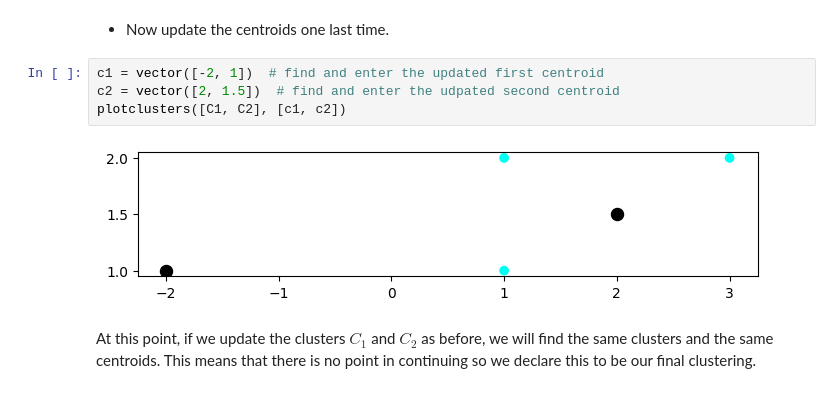
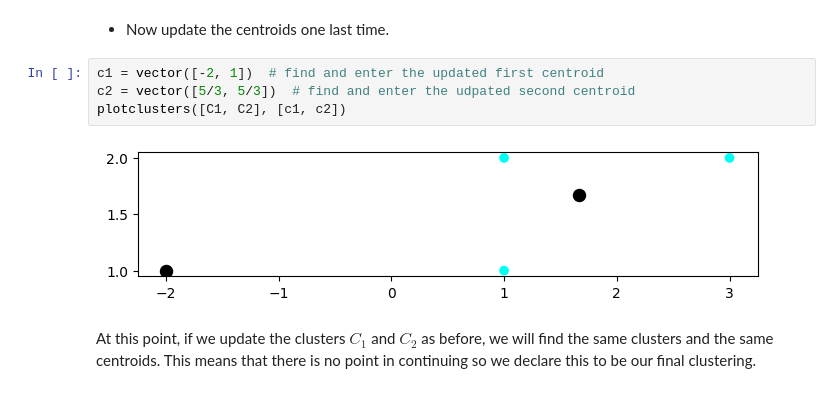
Before and after one commit to justinb4003/4003colab, a Jupyter notebook: Copy_of_205_Lab_1_k_means_(Cameron,_Justin_b,_ben_h).ipynb, the cells around one changed output. Saved outputs shown, nothing was run; the diff lists cells and outputs as text.

```diff
--- a/Copy_of_205_Lab_1_k_means_(Cameron,_Justin_b,_ben_h).ipynb
+++ b/Copy_of_205_Lab_1_k_means_(Cameron,_Justin_b,_ben_h).ipynb
@@ -169,10 +169,10 @@ plotclusters([C1, C2], [])
 * Now update the centroids one last time.
 # %%
 c1 = vector([-2, 1])  # find and enter the updated first centroid
-c2 = vector([2, 1.5])  # find and enter the udpated second centroid
+c2 = vector([5/3, 5/3])  # find and enter the udpated second centroid
 plotclusters([C1, C2], [c1, c2])
 # %% [output]
-[figure, old version]
+[figure, new version]
 # %% [markdown]
 At this point, if we update the clusters $C_1$ and $C_2$ as before, we will find the same clusters and the same centroids.  This means that there is no point in continuing so we declare this to be our final clustering.
 # %% [markdown]
```
Also changed, not shown: parts of 9 cells of this notebook.
